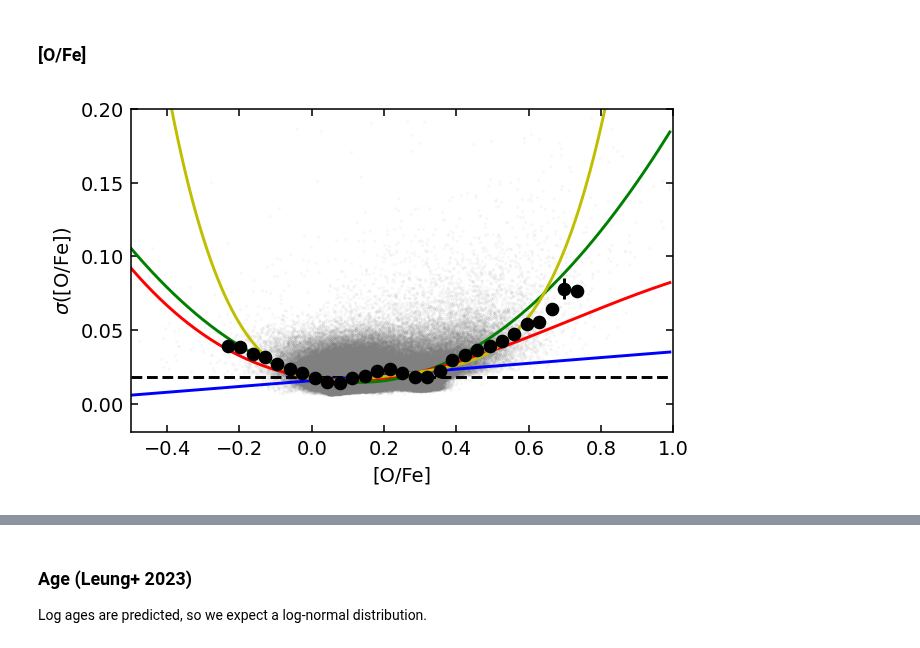
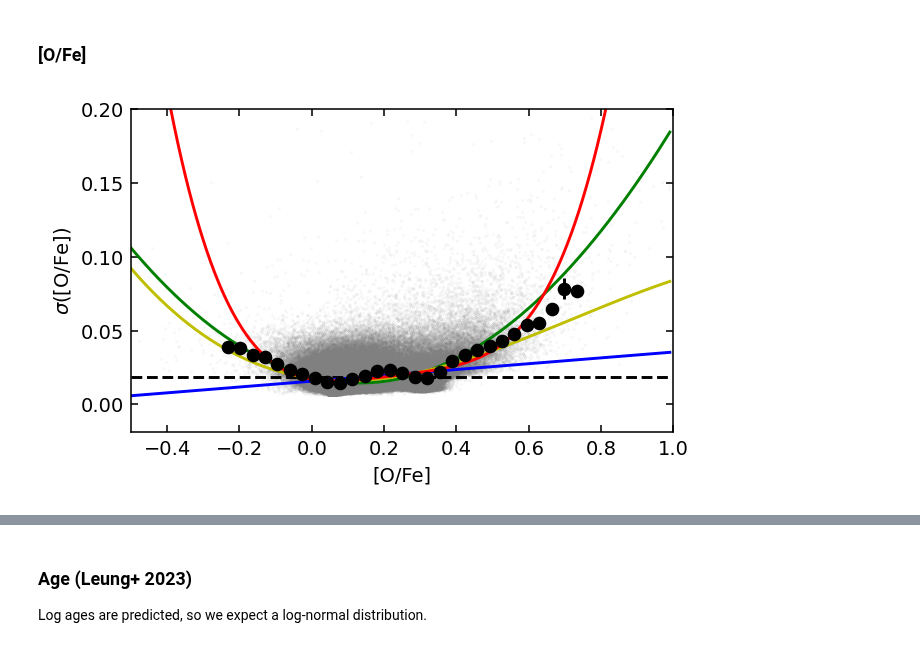
Before and after one commit to lodubay/galactic-dtd, a Jupyter notebook: notebooks/abundance_uncertainty.ipynb, the cells around one changed output, grey strips where cells are left out. Cells and saved outputs as stored; diff of their text form; code cells hidden in the pictures.

```diff
--- a/notebooks/abundance_uncertainty.ipynb
+++ b/notebooks/abundance_uncertainty.ipynb
@@ -153,27 +153,27 @@ ofe_quartic_fit = np.poly1d(errfit(data, 'O_FE', 4, range=(-0.25, 0.75)))
 # %%
 fig, ax = plt.subplots()
 # All points
 ax.scatter(data['O_FE'], data['O_FE_ERR'], alpha=0.1, s=0.1, c='gray')
 # Median bins
 grouped = group_by_bins(data, 'O_FE', bins=np.linspace(-0.25, 0.75, 30))
 medians = grouped['O_FE_ERR'].median()
 median_errs = grouped['O_FE_ERR'].apply(median_standard_error)
 ax.errorbar(medians.index, medians, yerr=median_errs,
             linestyle='none', marker='o', color='k')
 # Polynomial fits
 xarr = np.arange(-.5, 1., 0.01)
 ax.plot(xarr, np.ones(xarr.shape[0]) * data['O_FE_ERR'].median(), 'k--')
 ax.plot(xarr, ofe_linear_fit(xarr), 'b-')
 ax.plot(xarr, ofe_quad_fit(xarr), 'g-')
-ax.plot(xarr, ofe_cubic_fit(xarr), 'r-')
-ax.plot(xarr, ofe_quartic_fit(xarr), 'y-')
+ax.plot(xarr, ofe_cubic_fit(xarr), 'y-')
+ax.plot(xarr, ofe_quartic_fit(xarr), 'r-')
 ax.set_xlabel('[O/Fe]')
 ax.set_ylabel(r'$\sigma$([O/Fe])')
 ax.set_ylim((None, 0.2))
 ax.set_xlim((-0.5, 1))
 plt.show()
 # %% [output]
-[figure, old version]
+[figure, new version]
 # %%
 ofe_err_fit = ofe_quad_fit
 print(ofe_err_fit)
```
Also changed, not shown: parts of 17 cells of this notebook, 3 other files.
